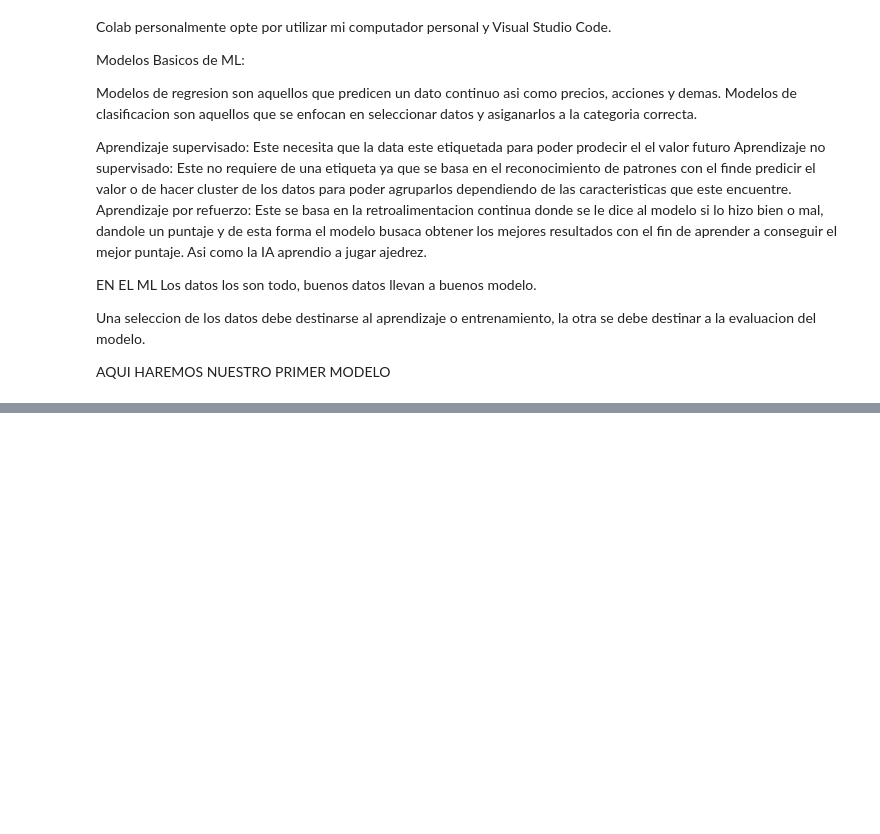
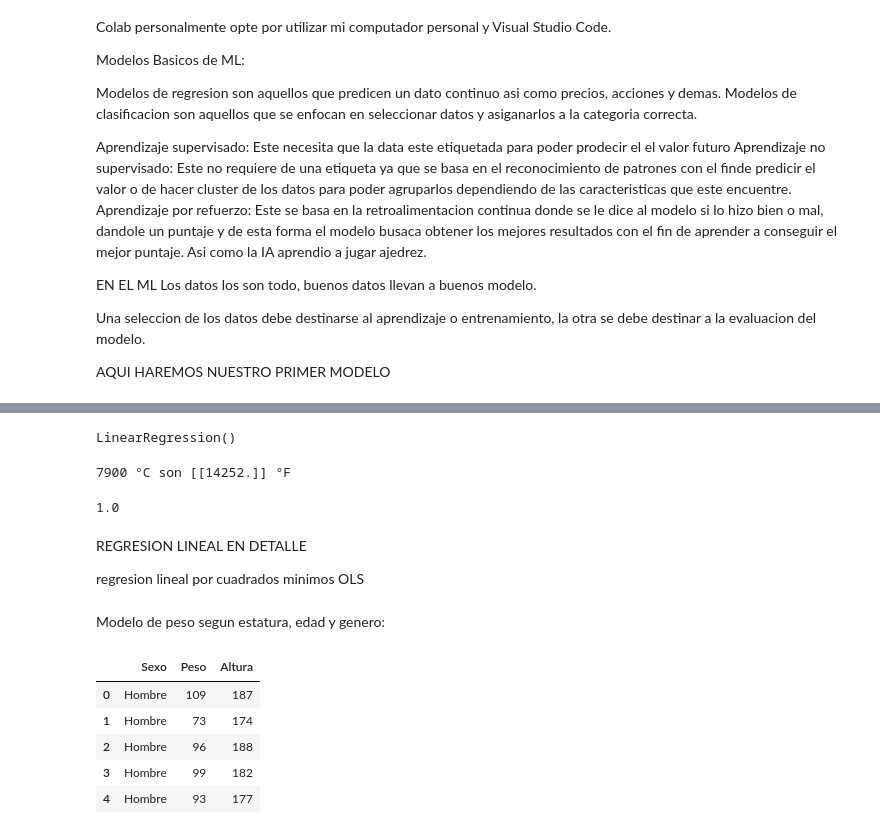
Before and after one commit to Jrincon1402/CursoIA_Domestika, a Jupyter notebook: SeccionPrimerosModelos.ipynb, the cells around one changed output, grey strips where cells are left out. Drawn from its saved outputs; the diff is of its cells as text; code cells hidden in the pictures; blank space fills up the shorter version.

```diff
--- a/SeccionPrimerosModelos.ipynb
+++ b/SeccionPrimerosModelos.ipynb
@@ -22,0 +72,38 @@ AQUI HAREMOS NUESTRO PRIMER MODELO
+# %%
+from sklearn.linear_model import LinearRegression
+
+modelo = LinearRegression()
+
+#Entrenamiento
+modelo.fit(X_procesada,y_procesada)
+# %% [output]
+LinearRegression()
+# %%
+#Prediccion del modelo
+celsius = 7900
+prediccion = modelo.predict([[celsius]])
+print(f"{celsius} °C son {prediccion} °F")
+# %% [output]
+7900 °C son [[14252.]] °F
+# %%
+#Precision de 0 a 1 del modelo
+modelo.score(X_procesada,y_procesada)
+# %% [output]
+1.0
+# %% [markdown]
+REGRESION LINEAL EN DETALLE
+
+regresion lineal por cuadrados minimos OLS
+# %% [markdown]
+Modelo de peso segun estatura, edad y genero:
+# %%
+datosPeso = pd.read_csv("ModeloPeso.csv")
+
+datosPeso.head()
+# %% [output]
+|  | Sexo | Peso | Altura |
+| 0 | Hombre | 109 | 187 |
+| 1 | Hombre | 73 | 174 |
+| 2 | Hombre | 96 | 188 |
+| 3 | Hombre | 99 | 182 |
+| 4 | Hombre | 93 | 177 |
```
Also changed, not shown: parts of 6 cells of this notebook.
